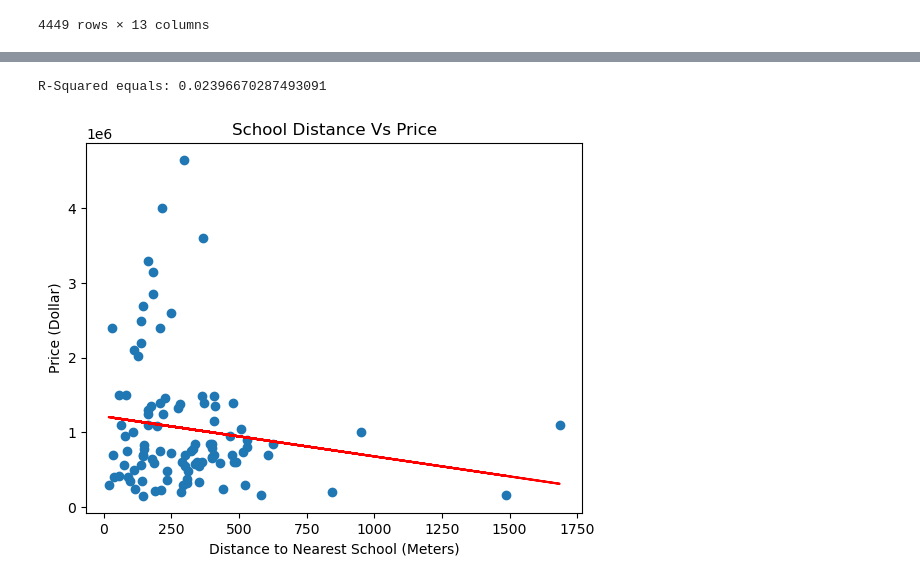
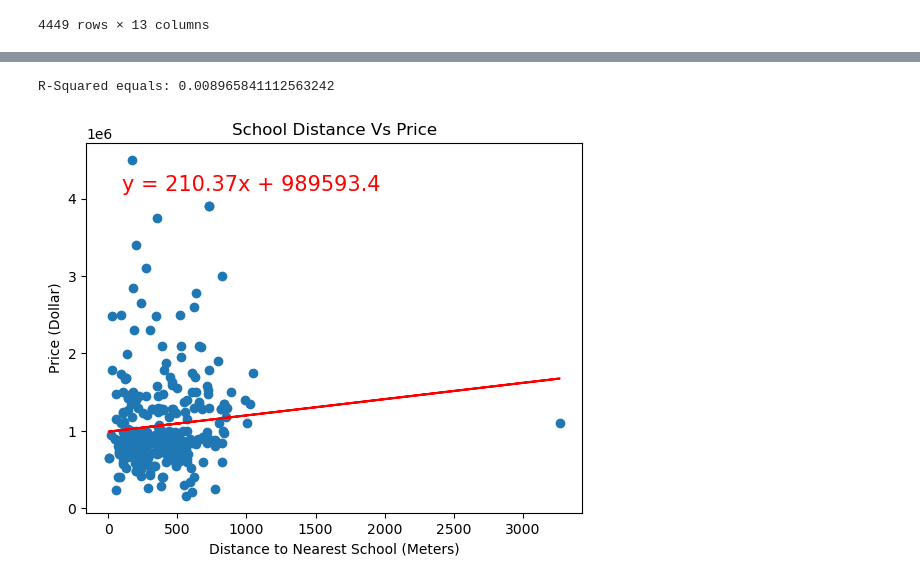
Before and after one commit to LizHepler/Project_1, a Jupyter notebook: Liz/LizWorkingCopy.ipynb, the cells around one changed output, grey strips where cells are left out. Drawn from its saved outputs; the diff is of its cells as text; code cells hidden in the pictures.

```diff
--- a/Liz/LizWorkingCopy.ipynb
+++ b/Liz/LizWorkingCopy.ipynb
@@ -143,0 +182,4 @@ Finished getting data.
+# %%
+# Narrow down houses that fit "House for sale" criteria
+homes_df = housing_df.loc[(housing_df['TYPE'] == 'House for sale')]
+homes_df.head()
@@ -143,0 +215,4 @@ Finished getting data.
+# %%
+#Narrow down search to homes in Queens using "Sublocality" criteria
+home_df = homes_df.loc[(homes_df['SUBLOCALITY'] == 'Queens County')]
+home_df.head()
@@ -143,0 +226,15 @@ Finished getting data.
+# %%
+home_df = home_df.copy()
+
+# Add empty columns to the DataFrame to store schools, hospitals, and supermarkets
+home_df.loc[:,"NEARBY SCHOOL"] = ""
+home_df.loc[:,"SCHOOL DISTANCE"] = ""
+home_df.loc[:,"NEARBY HOSPITAL"] = ""
+home_df.loc[:,"HOSPITAL DISTANCE"] = ""
+home_df.loc[:,"NEARBY SUPERMARKET"] = ""
+home_df.loc[:,"SUPERMARKET DISTANCE"] = ""
+
+home_df.reset_index(inplace=True)
+
+# Display sample data
+home_df.head()
@@ -144,9 +342,10 @@ Finished getting data.
 # %%
-#Scatter plot of data
-rvalue = plot_lin_regress(distance_df["Distance to Nearest School (Meters)"],distance_df["Price (Dollar)"],
-                 "Distance to Nearest School (Meters)","Price (Dollar)","School Distance Vs Price",(100,20000000))
+#Scatter plot of School Distance Data
+
+rvalue = plot_lin_regress(home_df["SCHOOL DISTANCE"].astype("int64"),home_df["PRICE"],
+                 "Distance to Nearest School (Meters)","Price (Dollar)","School Distance Vs Price",(100,4100000))
 print(F"R-Squared equals: {rvalue**2}")
 plt.show()
 # %% [output]
-R-Squared equals: 0.02396670287493091
+R-Squared equals: 0.008965841112563242
-[figure, old version]
+[figure, new version]
```
Also changed, not shown: parts of 20 cells of this notebook, 11 other files.
